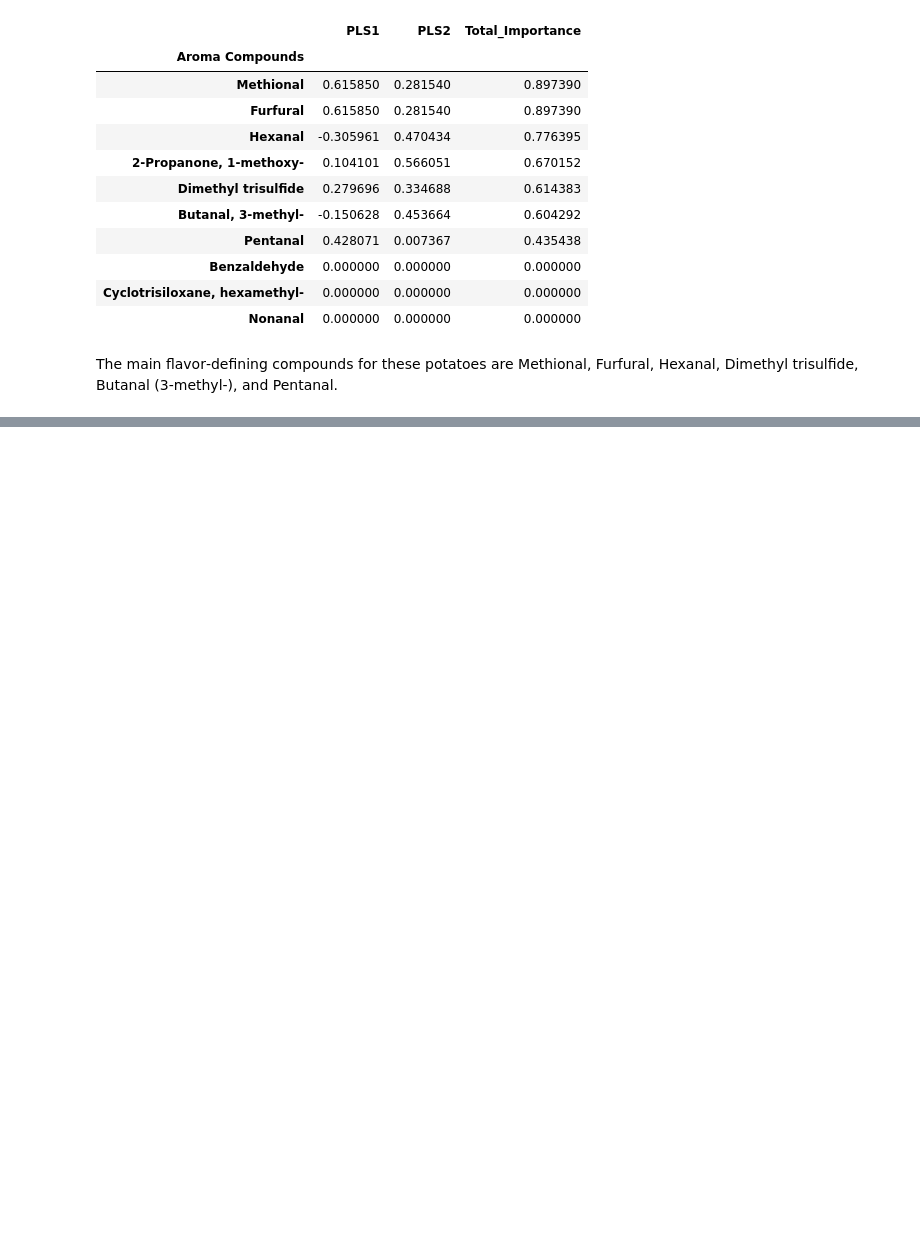
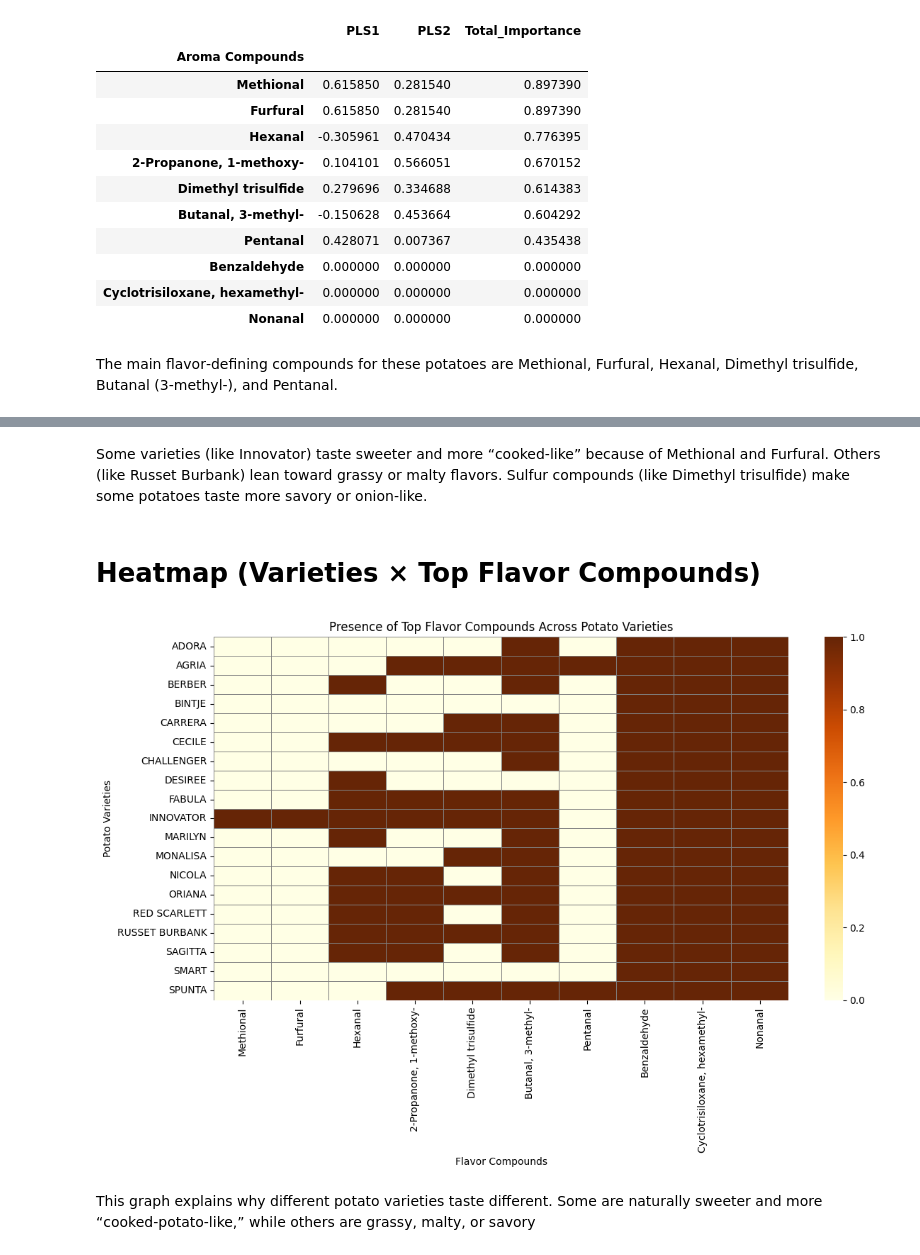
Before and after one commit to Fatemeh1362/internship, a Jupyter notebook: compound_analysis.ipynb, the cells around one changed output, grey strips where cells are left out. Cells and saved outputs as stored; diff of their text form; code cells hidden in the pictures; blank space fills up the shorter version.

```diff
--- a/compound_analysis.ipynb
+++ b/compound_analysis.ipynb
@@ -637,0 +681,22 @@ The main flavor‑defining compounds for these potatoes are Methional, Furfural,
+# %% [markdown]
+Some varieties (like Innovator) taste sweeter and more “cooked‑like” because of Methional and Furfural.
+Others (like Russet Burbank) lean toward grassy or malty flavors.
+Sulfur compounds (like Dimethyl trisulfide) make some potatoes taste more savory or onion‑like.
+# %% [markdown]
+# Heatmap (Varieties × Top Flavor Compounds)
+# %%
+# Use only the top compounds we identified
+top_compounds = top_flavor_compounds.index.tolist()
+heatmap_data = variety_aroma_matrix[top_compounds].loc[common_varieties]
+
+plt.figure(figsize=(12, 8))
+sns.heatmap(heatmap_data, cmap="YlOrBr", linewidths=0.5, linecolor='gray')
+plt.title("Presence of Top Flavor Compounds Across Potato Varieties")
+plt.xlabel("Flavor Compounds")
+plt.ylabel("Potato Varieties")
+plt.tight_layout()
+plt.show()
+# %% [output]
+[figure, added]
+# %% [markdown]
+This graph explains why different potato varieties taste different. Some are naturally sweeter and more “cooked‑potato‑like,” while others are grassy, malty, or savory
```
Also changed, not shown: parts of 4 cells of this notebook.
